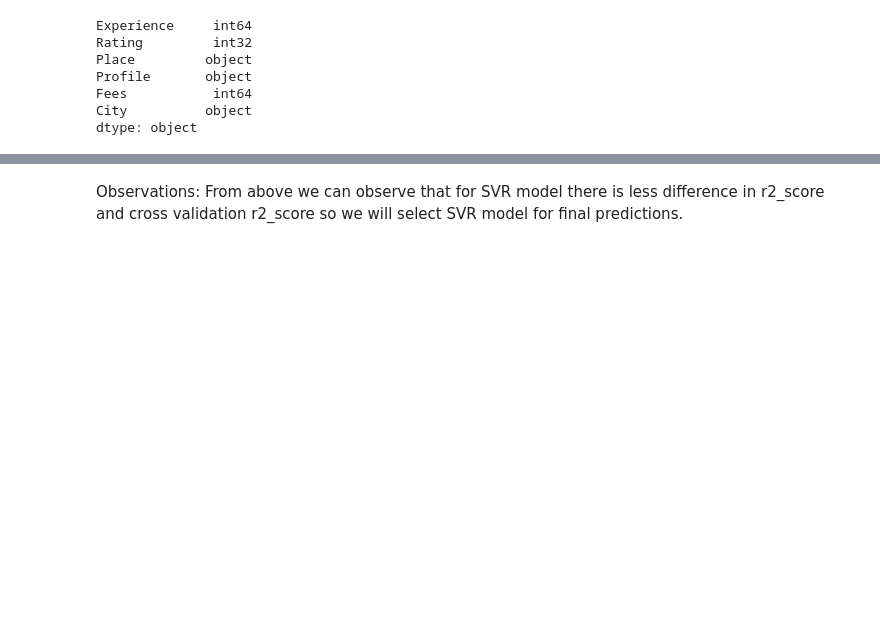
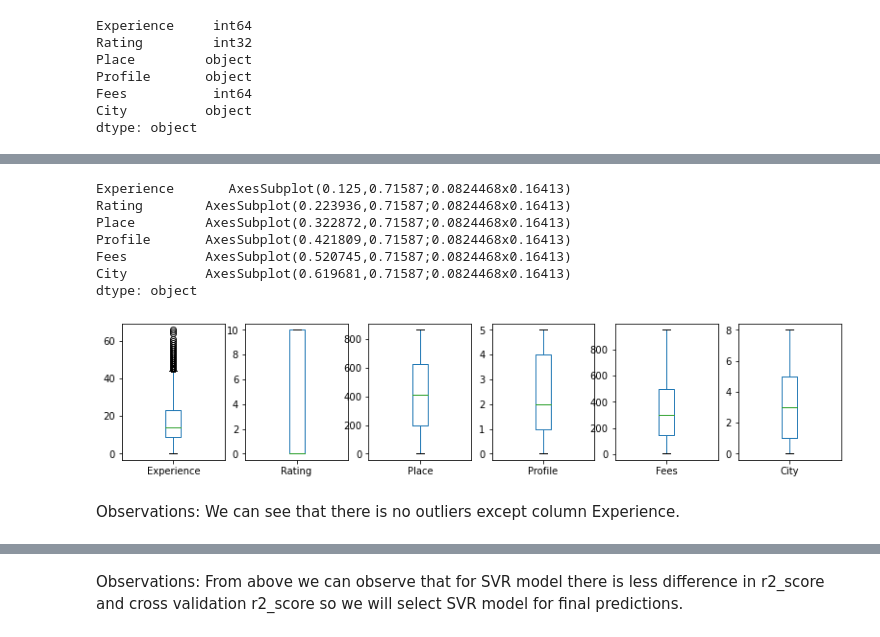
Before and after one commit to Vaibhavbanke6866/DataTrainedPracticeProjects, a Jupyter notebook: Doctor_Consultation_Fees_Project.ipynb, the cells around one changed output, grey strips where cells are left out. Drawn from its saved outputs; the diff is of its cells as text; code cells hidden in the pictures; blank space fills up the shorter version.

```diff
--- a/Doctor_Consultation_Fees_Project.ipynb
+++ b/Doctor_Consultation_Fees_Project.ipynb
@@ -342,3 +340,13 @@ from sklearn.metrics import mean_squared_error,mean_absolute_error, r2_score, ac
 from sklearn.model_selection import train_test_split
 import warnings
 warnings.filterwarnings('ignore')
+# %%
+#Encoding
+
+from sklearn.preprocessing import OrdinalEncoder
+enc= OrdinalEncoder()
+
+for i in df.columns:
+    if df[i].dtypes== 'object':
+        df[i]= enc.fit_transform(df[i].values.reshape(-1,1))
+df
@@ -344,0 +367,15 @@ warnings.filterwarnings('ignore')
+# %%
+#Checking for the Outliers
+
+df.plot(kind= 'box', subplots= True, layout= (4,8), figsize=(18,12))
+# %% [output]
+Experience       AxesSubplot(0.125,0.71587;0.0824468x0.16413)
+Rating        AxesSubplot(0.223936,0.71587;0.0824468x0.16413)
+Place         AxesSubplot(0.322872,0.71587;0.0824468x0.16413)
+Profile       AxesSubplot(0.421809,0.71587;0.0824468x0.16413)
+Fees          AxesSubplot(0.520745,0.71587;0.0824468x0.16413)
+City          AxesSubplot(0.619681,0.71587;0.0824468x0.16413)
+dtype: object
+[figure, added]
+# %% [markdown]
+Observations: We can see that there is no outliers except column Experience.
```
Also changed, not shown: parts of 40 cells of this notebook.
